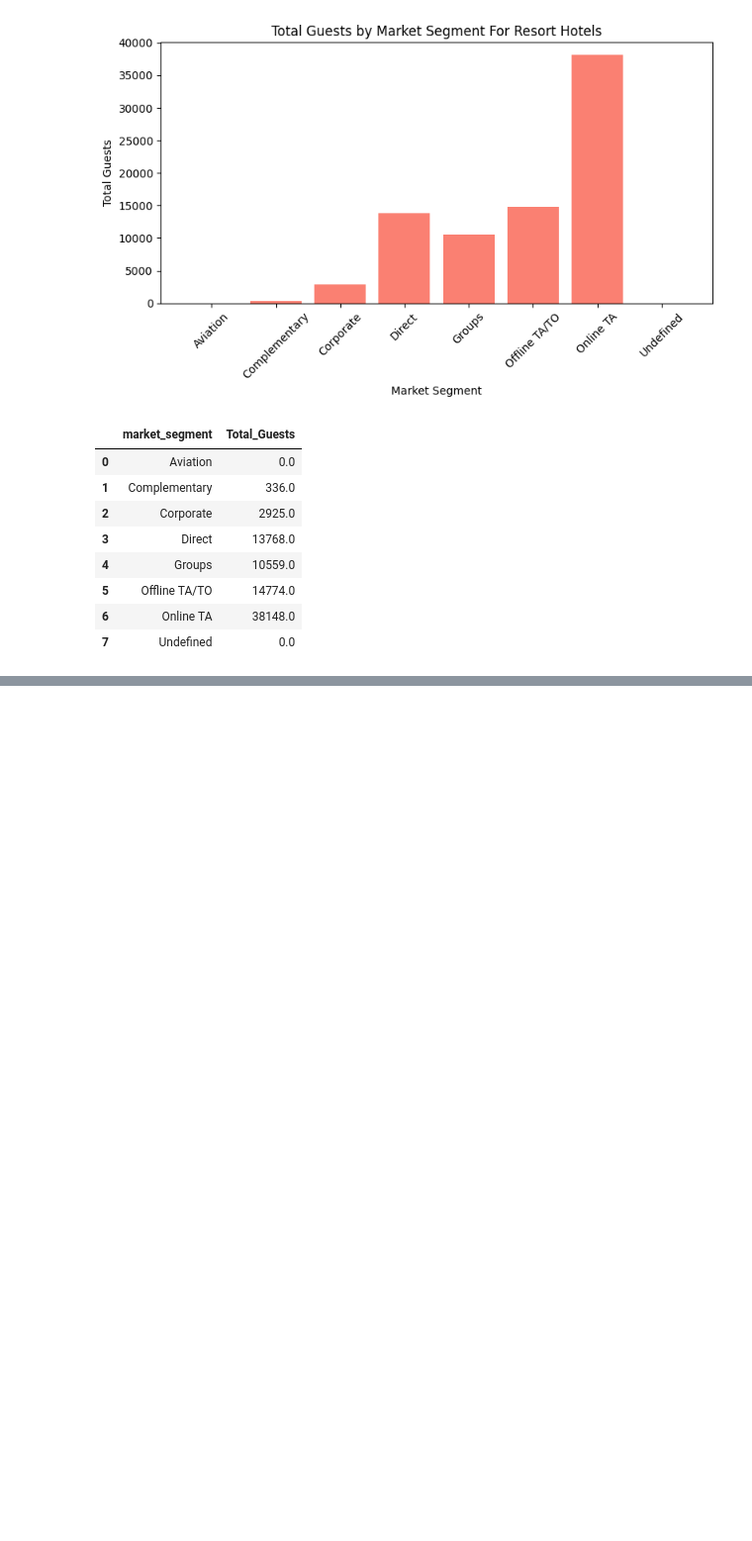
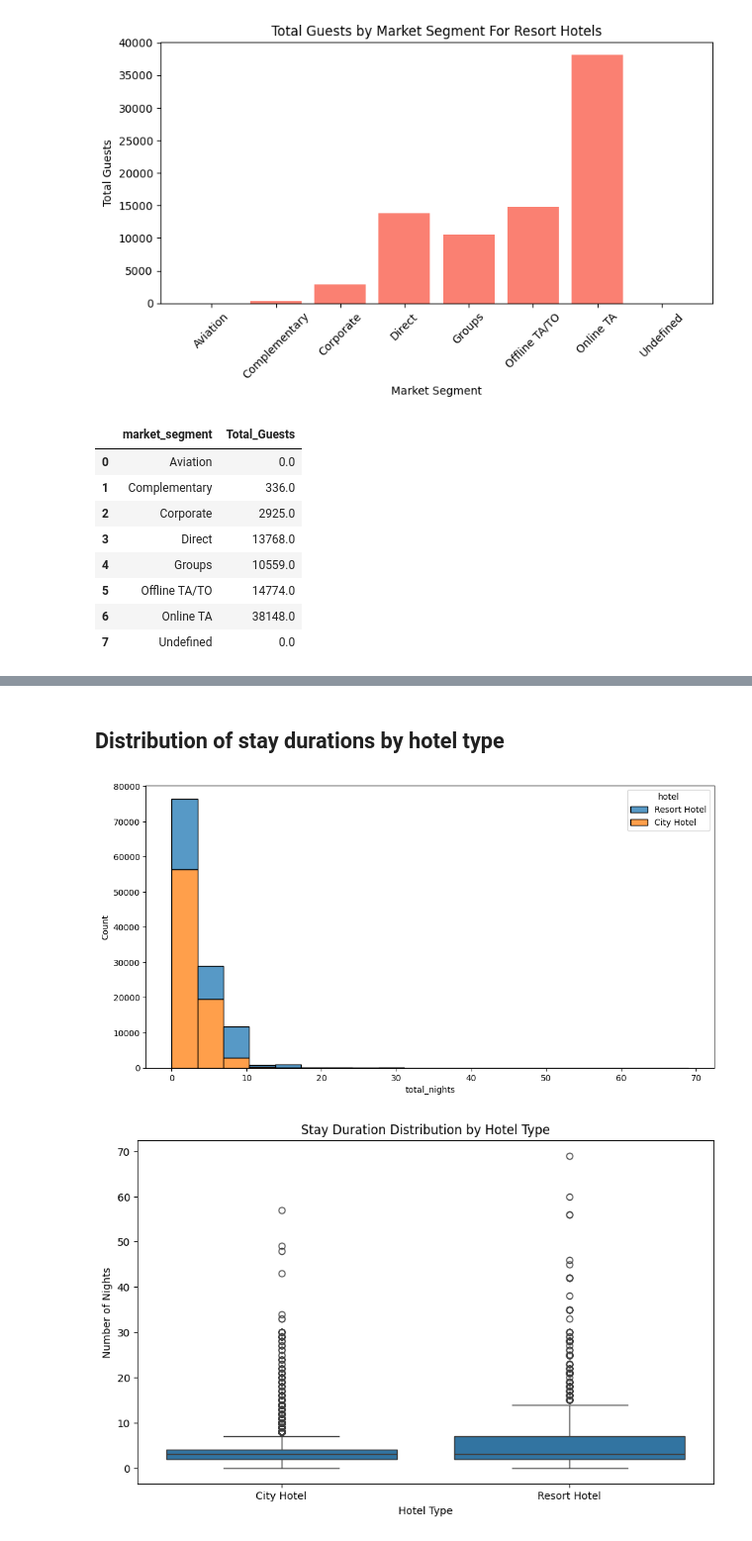
Before and after one commit to asif-mursalin/Data-mining-project, a Jupyter notebook: Project.ipynb, the cells around one changed output, grey strips where cells are left out. Shown at 99% size. Cells and saved outputs as stored; diff of their text form; code cells hidden in the pictures; blank space fills up the shorter version.

```diff
--- a/Project.ipynb
+++ b/Project.ipynb
@@ -857,0 +965,10 @@ The default of observed=False is deprecated and will be changed to True in a fut
+# %%
+# Calculate total nights for each booking
+df_copy = df.copy()
+df_copy = calculate_total_stay_nights(df_copy)
+# # Run all analyses
+print("=== Hotel Stay Duration Analysis ===")
+analyze_stay_duration(df_copy)
+analyze_weekend_vs_weekday(df_copy)
+analyze_seasonal_patterns(df_copy)
+# analyze_stay_distribution(df)
@@ -857,0 +1003,29 @@ The default of observed=False is deprecated and will be changed to True in a fut
+# %% [markdown]
+## Distribution of stay durations by hotel type
+# %%
+def plot_stay_duration_distribution(df):
+    """Plot the distribution of stay durations by hotel type"""
+    plt.figure(figsize=(12, 6))
+
+
+    sns.histplot(data=df,
+                x='total_nights',
+                hue='hotel',
+                multiple="stack",
+                bins=20,  # Light salmon for Resort, Light blue for City
+                hue_order=['Resort Hotel', 'City Hotel'])
+
+def plot_stay_duration_boxplot(df):
+    """Plot box plot of stay durations by hotel type"""
+    plt.figure(figsize=(10, 6))
+    sns.boxplot(data=df, x='hotel', y='total_nights')
+    plt.title('Stay Duration Distribution by Hotel Type')
+    plt.xlabel('Hotel Type')
+    plt.ylabel('Number of Nights')
+    plt.show()
+
+plot_stay_duration_distribution(df_copy)
+plot_stay_duration_boxplot(df_copy)
+# %% [output]
+[figure, added]
+[figure, added]
```
Also changed, not shown: parts of 39 cells of this notebook.
